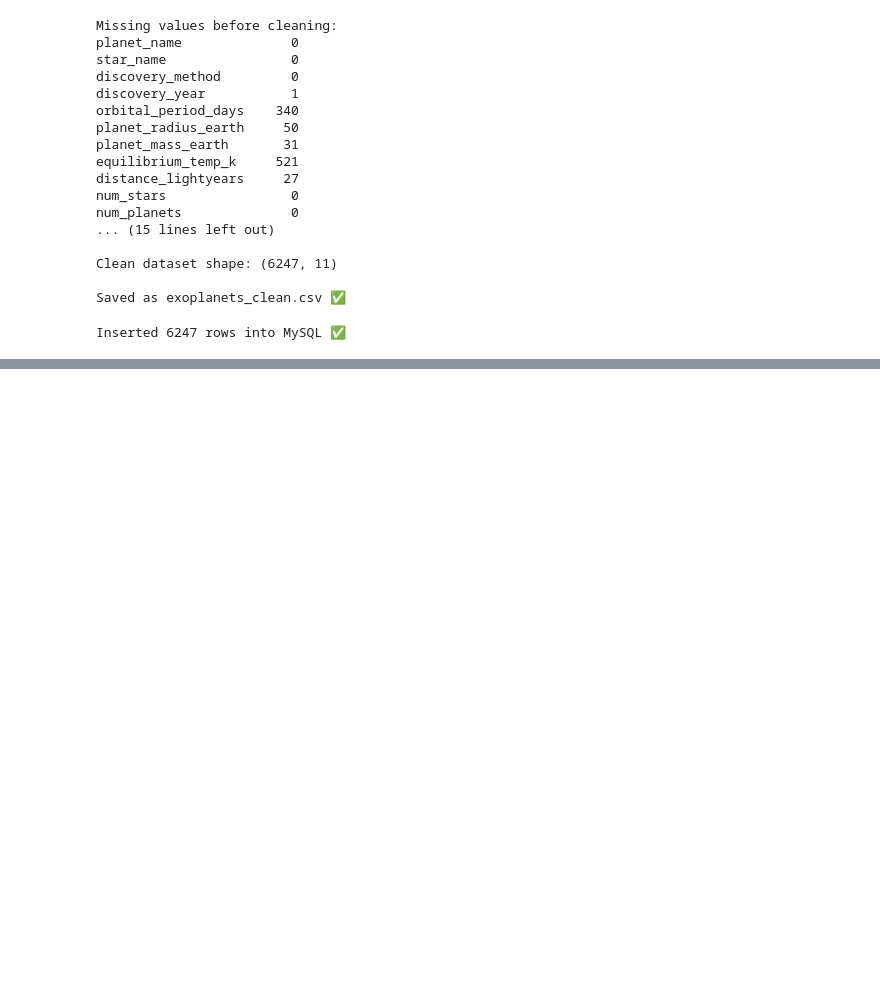
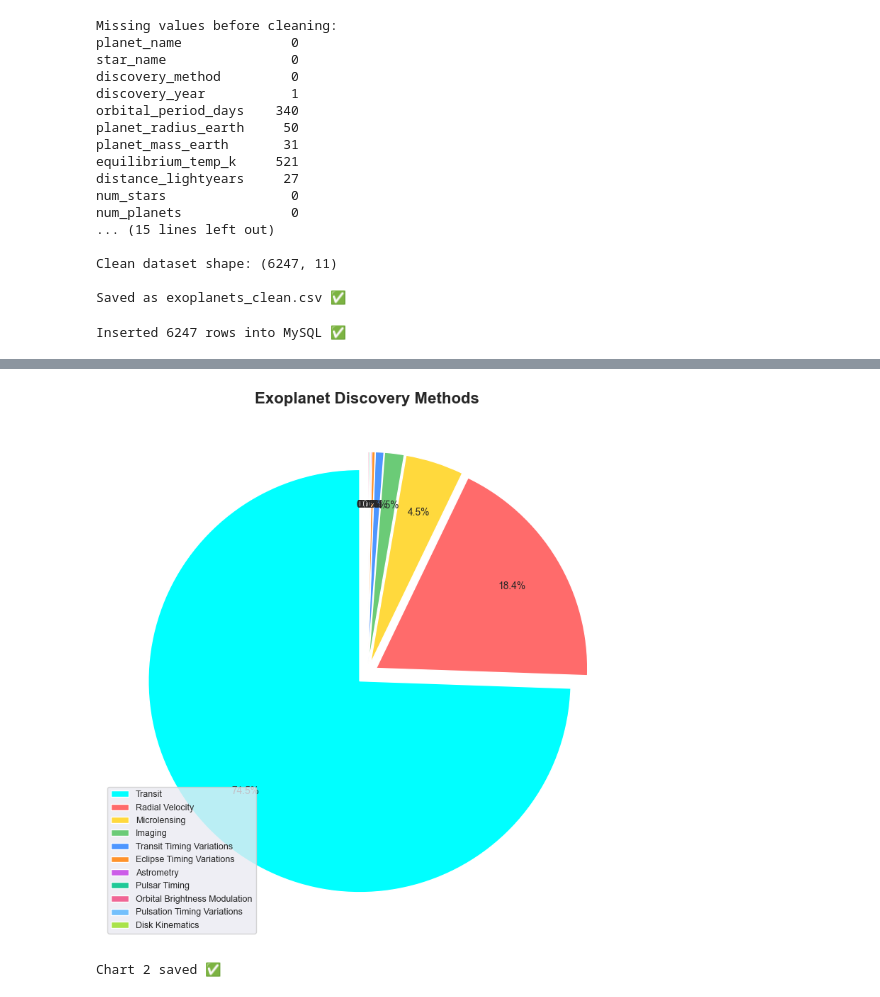
Before and after one commit to Tiru08/nasa-exoplanet-analysis, a Jupyter notebook: exploration.ipynb, the cells around one changed output, grey strips where cells are left out. Drawn from its saved outputs; the diff is of its cells as text; code cells hidden in the pictures; blank space fills up the shorter version.

```diff
--- a/exploration.ipynb
+++ b/exploration.ipynb
@@ -120,0 +155,25 @@ Inserted 6247 rows into MySQL ✅
+# %%
+plt.figure(figsize=(12, 8))
+
+methods = df.groupby('discovery_method')['planet_name'].count().sort_values(ascending=False)
+
+colors = ['#00ffff', '#ff6b6b', '#ffd93d', '#6bcb77', '#4d96ff',
+          '#ff922b', '#cc5de8', '#20c997', '#f06595', '#74c0fc', '#a9e34b']
+
+# Explode small slices to separate them
+explode = [0.05] * len(methods)
+
+plt.pie(methods.values, labels=None, autopct='%1.1f%%',
+        colors=colors, startangle=90, pctdistance=0.75, explode=explode)
+
+# Add legend instead of labels
+plt.legend(methods.index, loc='lower left', fontsize=9)
+plt.title('Exoplanet Discovery Methods', fontsize=16, fontweight='bold')
+
+plt.tight_layout()
+plt.savefig('chart2_discovery_methods.png', dpi=150)
+plt.show()
+print("Chart 2 saved ✅")
+# %% [output]
+[figure, added]
+Chart 2 saved ✅
```
Also changed, not shown: parts of 3 cells of this notebook, 4 other files.
